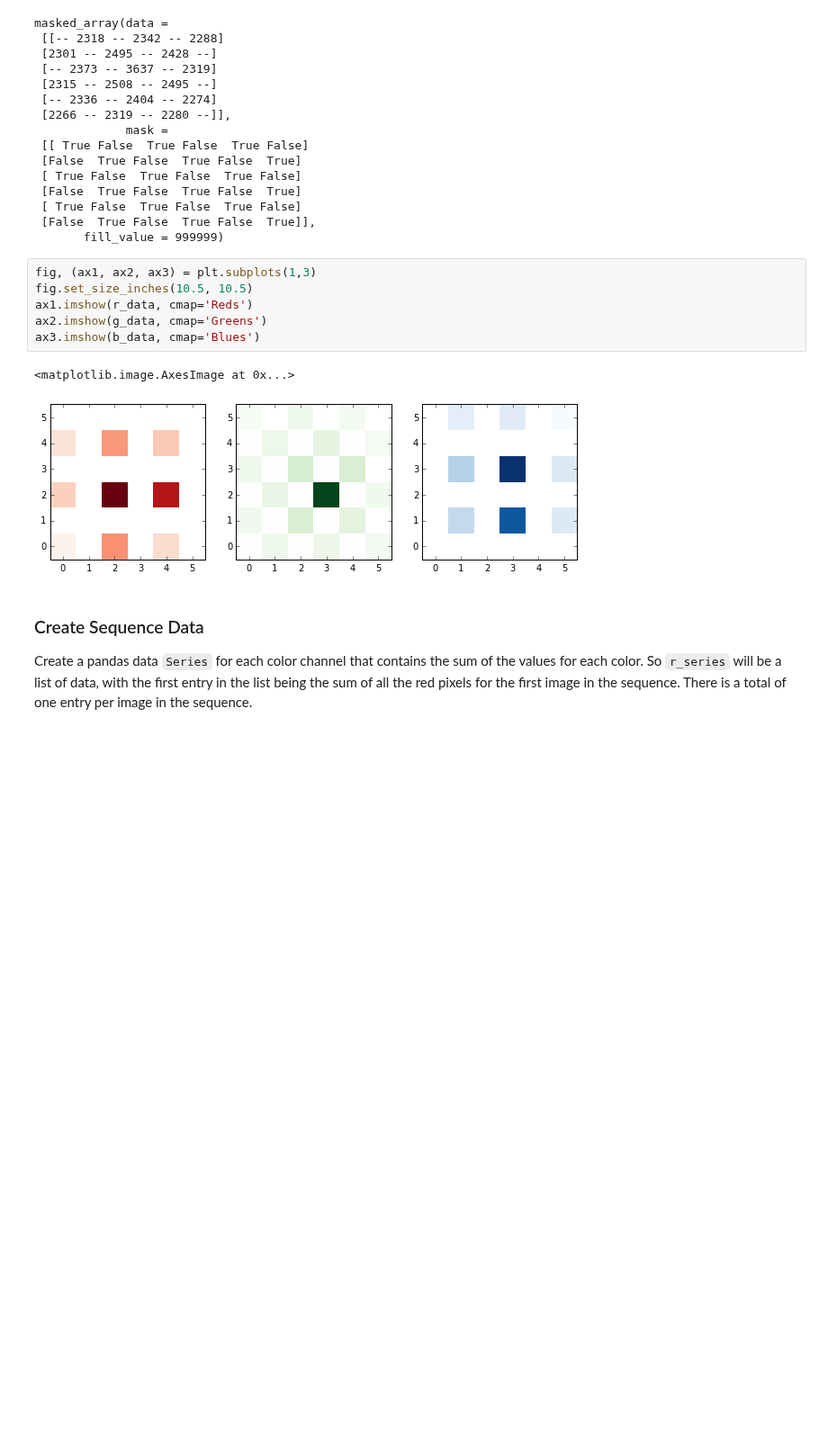
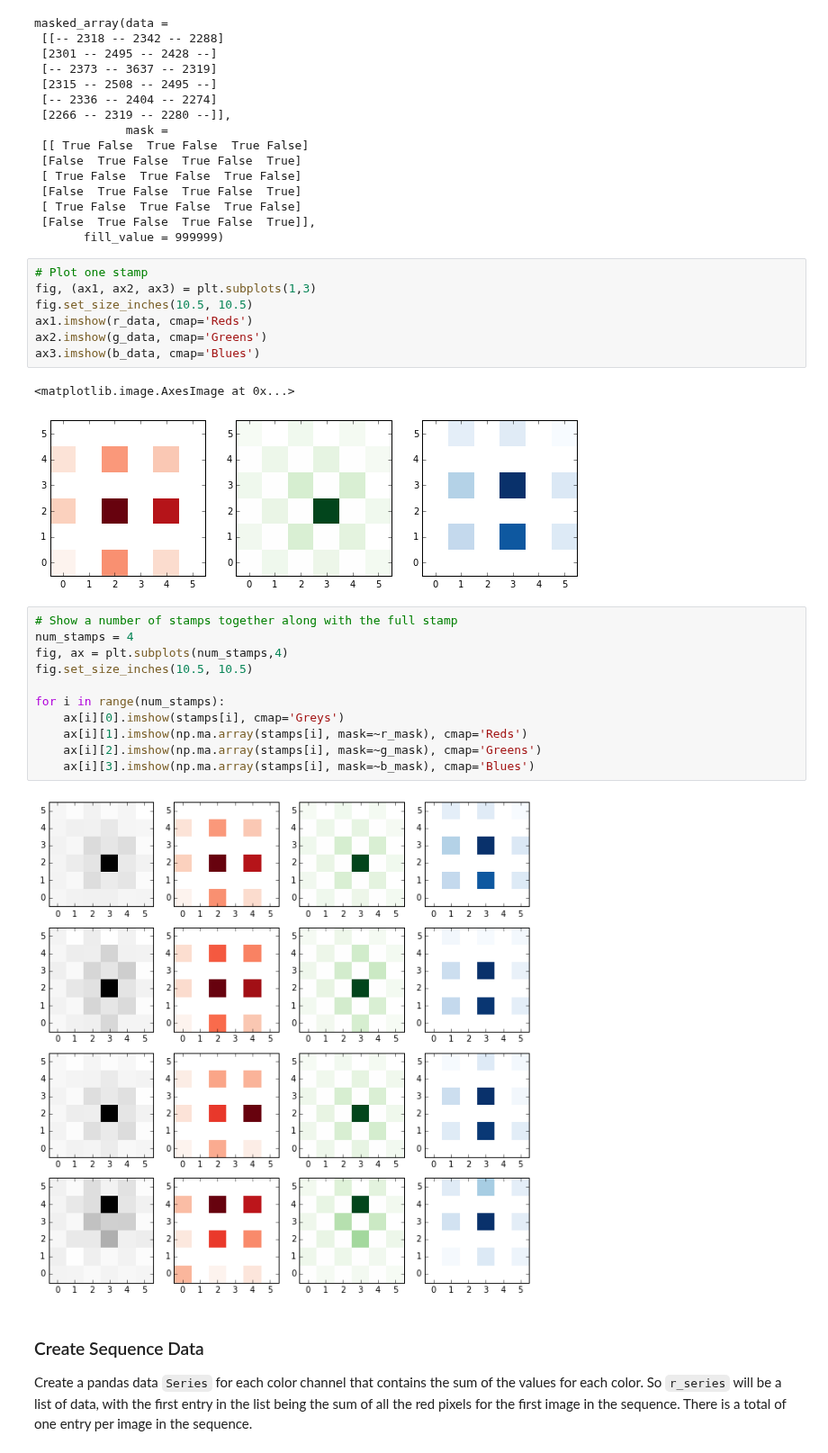
Before and after one commit to panoptes/panoptes-pipeline, a Jupyter notebook: notebooks/PSC & Lightcurves.ipynb, the cells around one changed output. Shown at 90% size. Cells and saved outputs as stored; diff of their text form; blank space fills up the shorter version.

Commit message:
Plot a sequence of stamps

```diff
--- a/notebooks/PSC & Lightcurves.ipynb
+++ b/notebooks/PSC & Lightcurves.ipynb
@@ -100,6 +100,7 @@ masked_array(data =
  [False  True False  True False  True]],
        fill_value = 999999)
 # %%
+# Plot one stamp
 fig, (ax1, ax2, ax3) = plt.subplots(1,3)
 fig.set_size_inches(10.5, 10.5)
 ax1.imshow(r_data, cmap='Reds')
@@ -108,6 +109,19 @@ ax3.imshow(b_data, cmap='Blues')
 # %% [output]
 <matplotlib.image.AxesImage at 0x...>
 [figure]
+# %%
+# Show a number of stamps together along with the full stamp
+num_stamps = 4
+fig, ax = plt.subplots(num_stamps,4)
+fig.set_size_inches(10.5, 10.5)
+
+for i in range(num_stamps):
+    ax[i][0].imshow(stamps[i], cmap='Greys')
+    ax[i][1].imshow(np.ma.array(stamps[i], mask=~r_mask), cmap='Reds')
+    ax[i][2].imshow(np.ma.array(stamps[i], mask=~g_mask), cmap='Greens')
+    ax[i][3].imshow(np.ma.array(stamps[i], mask=~b_mask), cmap='Blues')
+# %% [output]
+[figure, added]
 # %% [markdown]
 ### Create Sequence Data
 
```
